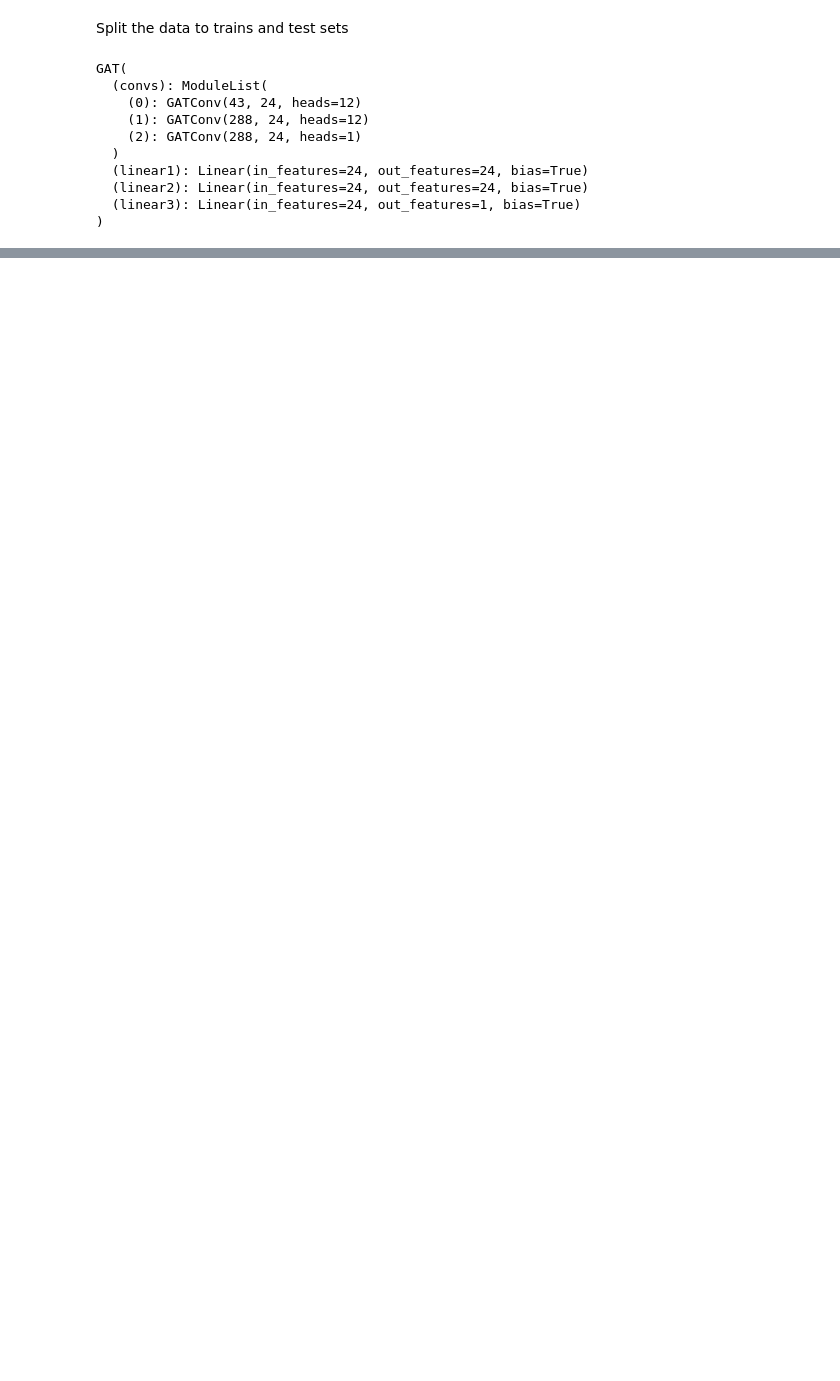
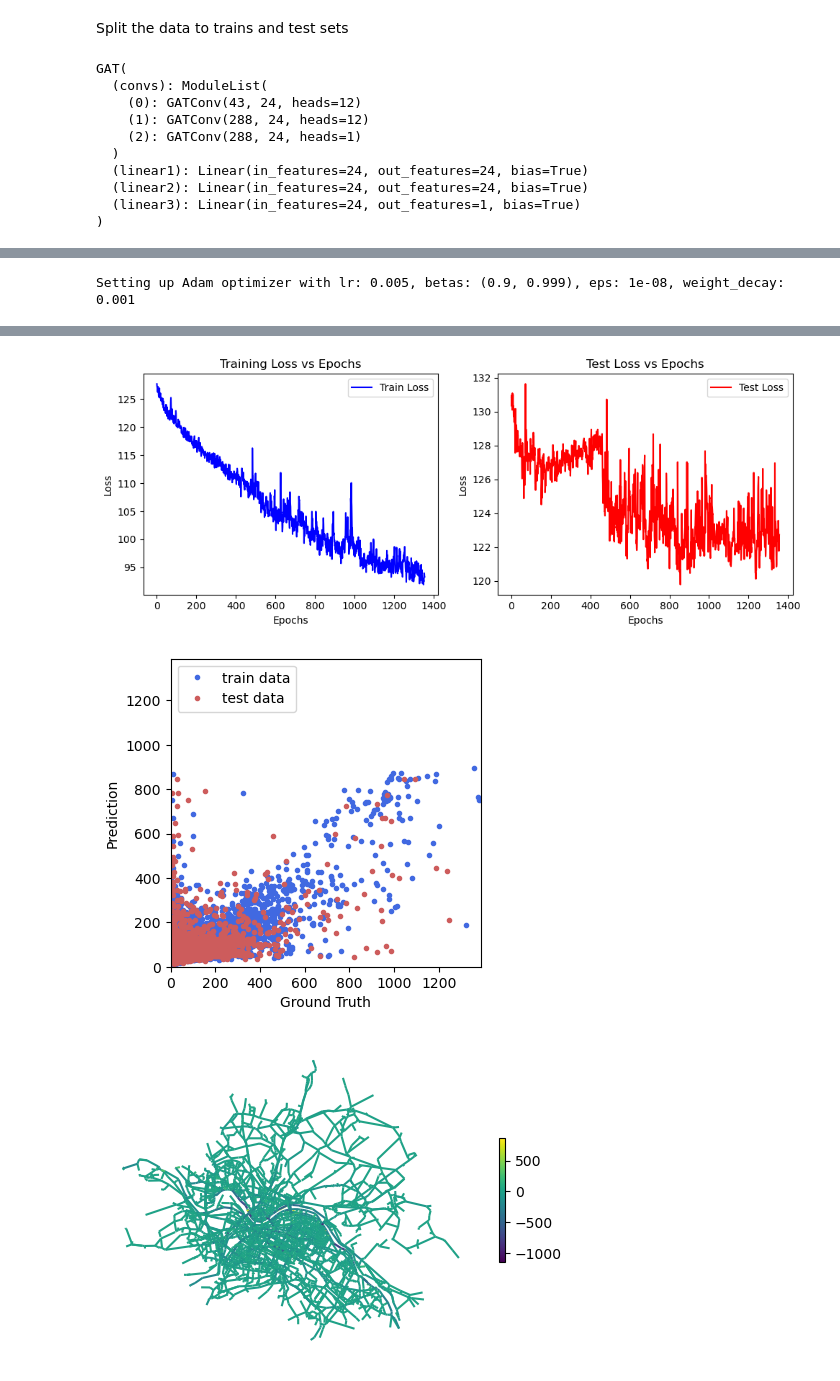
Before and after one commit to Wen-ChuangChou/Predict-Bike-Traffic, a Jupyter notebook: train.ipynb, the cells around one changed output, grey strips where cells are left out. Drawn from its saved outputs; the diff is of its cells as text; code cells hidden in the pictures; blank space fills up the shorter version.

```diff
--- a/train.ipynb
+++ b/train.ipynb
@@ -519,7 +520,7 @@ with mlflow.start_run() as run:
                     # and the current Python environment appear,
                     # consider creating a suitable requirements.txt
                     mlflow.pytorch.log_model(model, "model",
-                                             pip_requirements="requirements_local.txt",
+                                             pip_requirements="requirements.txt",
                                              signature=SIGNATURE)  # Log the best model
                     print(f"Model logged at epoch {epoch} with test loss: {test_loss:.4f}")
             else:
@@ -626,3 +627,5 @@ with mlflow.start_run() as run:
 
     mlflow.log_artifact(result_path)
     mlflow.log_artifact(result_Emap_path)
+# %% [output]
+Setting up Adam optimizer with lr: 0.005, betas: (0.9, 0.999), eps: 1e-08, weight_decay: 0.001
@@ -628,0 +650,3 @@ with mlflow.start_run() as run:
+[figure, added]
+[figure, added]
+[figure, added]
```
Also changed, not shown: parts of 4 cells of this notebook, 1 other file.
